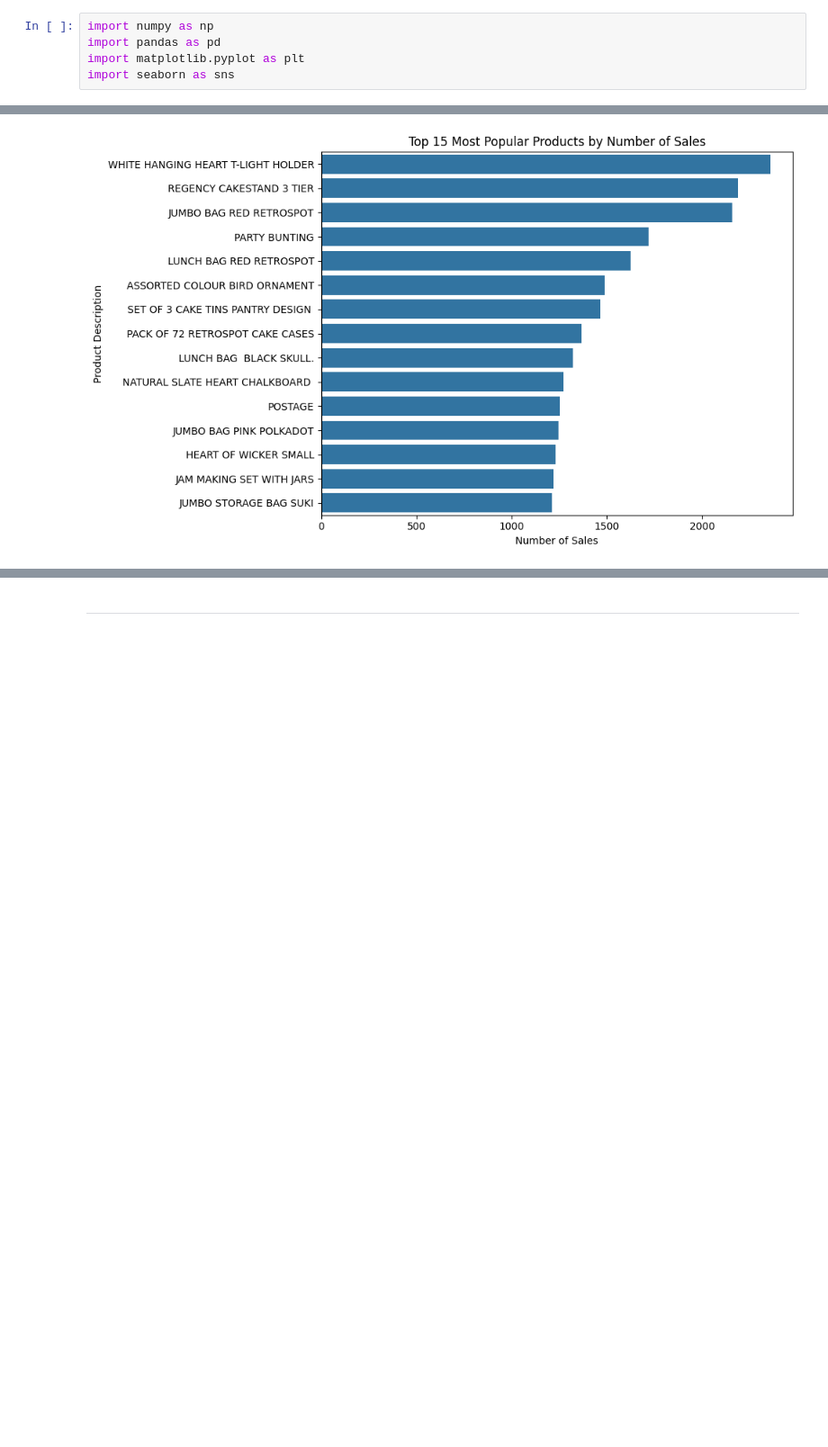
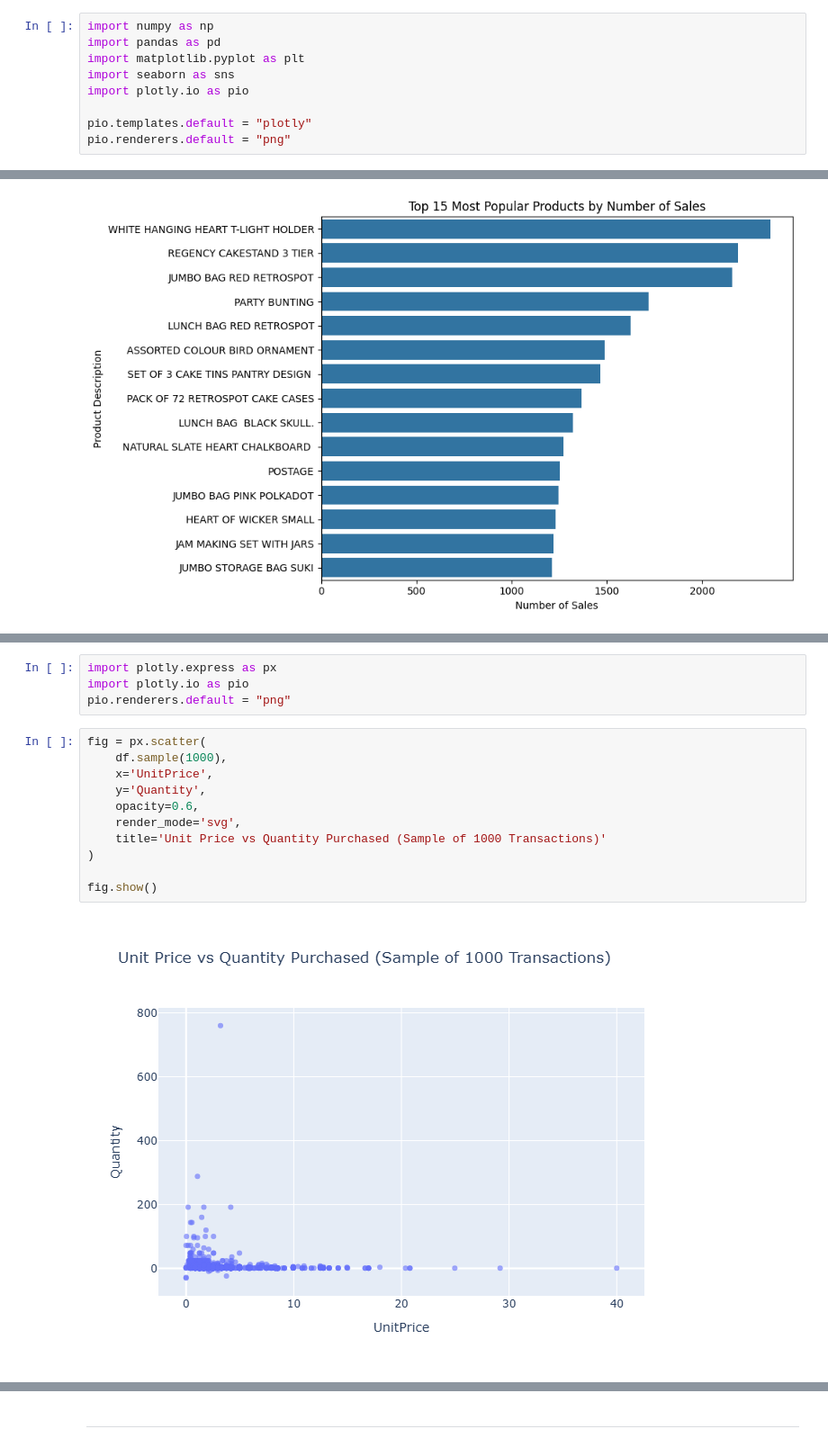
Before and after one commit to Faith-Faz/Capstone-project, a Jupyter notebook: jupyter_notebooks/DataVisual.ipynb, the cells around one changed output, grey strips where cells are left out. Shown at 90% size. Cells and saved outputs as stored; diff of their text form; blank space fills up the shorter version.

```diff
--- a/jupyter_notebooks/DataVisual.ipynb
+++ b/jupyter_notebooks/DataVisual.ipynb
@@ -57,6 +57,10 @@ import numpy as np
 import pandas as pd
 import matplotlib.pyplot as plt
 import seaborn as sns
+import plotly.io as pio
+
+pio.templates.default = "plotly"
+pio.renderers.default = "png"
 # %%
 df = pd.read_csv("C:\\Capstone-project\\Dataset\\rawdata\\Online Retail.csv")
 df
@@ -188,0 +238,17 @@ plt.show()
+# %%
+import plotly.express as px
+import plotly.io as pio
+pio.renderers.default = "png"
+# %%
+fig = px.scatter(
+    df.sample(1000),
+    x='UnitPrice',
+    y='Quantity',
+    opacity=0.6,
+    render_mode='svg',
+    title='Unit Price vs Quantity Purchased (Sample of 1000 Transactions)'
+)
+
+fig.show()
+# %% [output]
+[figure, added]
```
Also changed, not shown: parts of 14 cells of this notebook, 1 other file.
